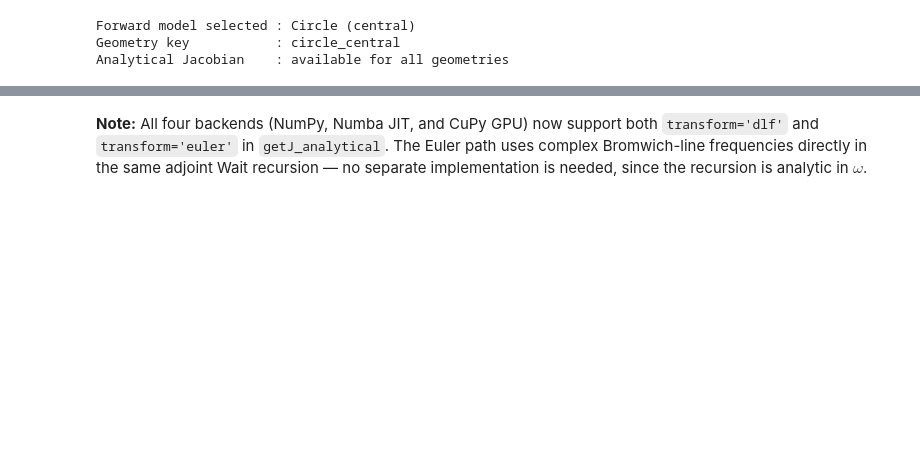
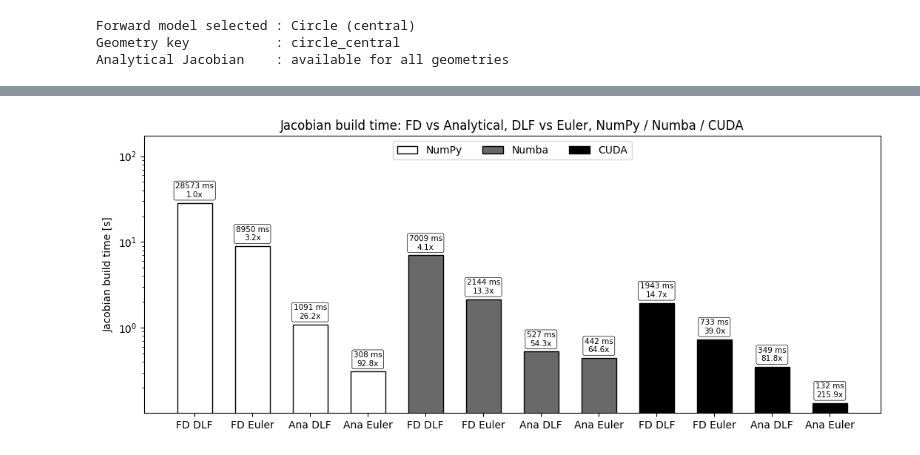
Before and after one commit to pmc93/pyTEM, a Jupyter notebook: notebooks/2. pytem_getJ.ipynb, the cells around one changed output, grey strips where cells are left out. Saved outputs shown, nothing was run; the diff lists cells and outputs as text; code cells hidden in the pictures; blank space fills up the shorter version.

```diff
--- a/notebooks/2. pytem_getJ.ipynb
+++ b/notebooks/2. pytem_getJ.ipynb
@@ -284,8 +256,8 @@ def _te_rte_grad_vec(lam, omega_arr, thicknesses, resistivities):
 
     Returns
     -------
-    r_TE  : (n_f, K)    complex  — TE surface reflection coefficient
-    dr_TE : (N, n_f, K) complex  — d(r_TE) / d(ln rho_j)
+    r_TE  : (n_f, K)    complex  â€” TE surface reflection coefficient
+    dr_TE : (N, n_f, K) complex  â€” d(r_TE) / d(ln rho_j)
     """
     n_lay = len(resistivities)
     K     = len(lam)
@@ -294,7 +266,7 @@ def _te_rte_grad_vec(lam, omega_arr, thicknesses, resistivities):
     sval  = 1j * np.asarray(omega_arr)            # (n_f,)
     sigma = 1.0 / np.asarray(resistivities, dtype=complex)  # (N,)
 
-    # Gamma[j, f, m] — shape (N, n_f, K)
+    # Gamma[j, f, m] â€” shape (N, n_f, K)
     Gamma  = np.sqrt(lam[None, None, :]**2 +
                      MU0 * sigma[:, None, None] * sval[None, :, None])
     dGamma = -MU0 * sigma[:, None, None] * sval[None, :, None] / (2.0 * Gamma)
@@ -353,7 +325,7 @@ def getJ_analytical(thicknesses, log_resistivities, tx_geom, times,
                     rx_offset=0.0, rx_y=0.0, n_quad=5, use_symmetry=True,
                     transform='dlf', hankel_filter='key_101',
                     fourier_filter='key_81', euler_order=11):
-    """Analytical Jacobian  d(ln(-dBdt_i)) / d(ln rho_j) — NumPy.
+    """Analytical Jacobian  d(ln(-dBdt_i)) / d(ln rho_j) â€” NumPy.
 
     Uses the adjoint Wait recursion (_te_rte_grad_vec): one vectorised
     forward+backward pass over all filter frequencies per gate time yields
@@ -374,8 +346,8 @@ def getJ_analytical(thicknesses, log_resistivities, tx_geom, times,
     use_symmetry      : bool   exploit x<->y symmetry for square_central (default True)
     transform         : str    'dlf' (default) or 'euler'
     hankel_filter     : str    'key_101' (default) or 'key_201'
-    fourier_filter    : str    'key_81' (default) or 'key_101'  — DLF only
-    euler_order       : int    8, 11, 15, or 19 (default 11)    — Euler only
+    fourier_filter    : str    'key_81' (default) or 'key_101'  â€” DLF only
+    euler_order       : int    8, 11, 15, or 19 (default 11)    â€” Euler only
 
     Returns
     -------
@@ -823,2 +782,39 @@ above will bbe imported.
-# %% [markdown]
-**Note:** All four backends (NumPy, Numba JIT, and CuPy GPU) now support both `transform='dlf'` and `transform='euler'` in `getJ_analytical`. The Euler path uses complex Bromwich-line frequencies directly in the same adjoint Wait recursion — no separate implementation is needed, since the recursion is analytic in $\omega$.
+# %%
+from matplotlib import patches
+_colour_map = {'NumPy': 'white', 'Numba': 'dimgray', 'CUDA': 'black'}
+
+keys       = list(timing.keys())
+vals       = [timing[k] for k in keys]
+tick_labels = [k[0] + '\n' + k[1] for k in keys]
+colours     = [_colour_map[k[2]] for k in keys]
+x           = np.arange(len(keys))
+
+ref = timing[('FD', 'DLF', 'NumPy')]
+
+fig, ax = plt.subplots(figsize=(max(7, len(keys) * 0.9), 4.5))
+bars = ax.bar(x, vals, color=colours, edgecolor='black', width=0.6)
+for bar, val in zip(bars, vals):
+    speedup = ref / val
+    ax.text(bar.get_x() + bar.get_width() / 2, val * 1.12,
+            f"{val*1000:.0f} ms\n{speedup:.1f}x",
+            ha='center', va='bottom', fontsize=7.5,
+            bbox=dict(boxstyle='round,pad=0.2', facecolor='white',
+                      edgecolor='black', lw=0.5))
+
+ax.set_xticks(x)
+ax.set_xticklabels(tick_labels)
+
+legend_handles = [
+    patches.Patch(facecolor='white',   edgecolor='black', label='NumPy'),
+    patches.Patch(facecolor='dimgray', edgecolor='black', label='Numba'),
+    patches.Patch(facecolor='black',   edgecolor='black', label='CUDA'),
+]
+ax.legend(handles=legend_handles, ncol=3, loc='upper center')
+ax.set_ylabel('Jacobian build time [s]')
+ax.set_title('Jacobian build time: FD vs Analytical, DLF vs Euler, NumPy / Numba / CUDA')
+ax.set_yscale('log')
+ax.set_ylim(None, np.ceil(max(vals) * 6))
+fig.tight_layout()
+plt.show()
+# %% [output]
+[figure, added]
```
Also changed, not shown: parts of 15 cells of this notebook, 4 other files.
